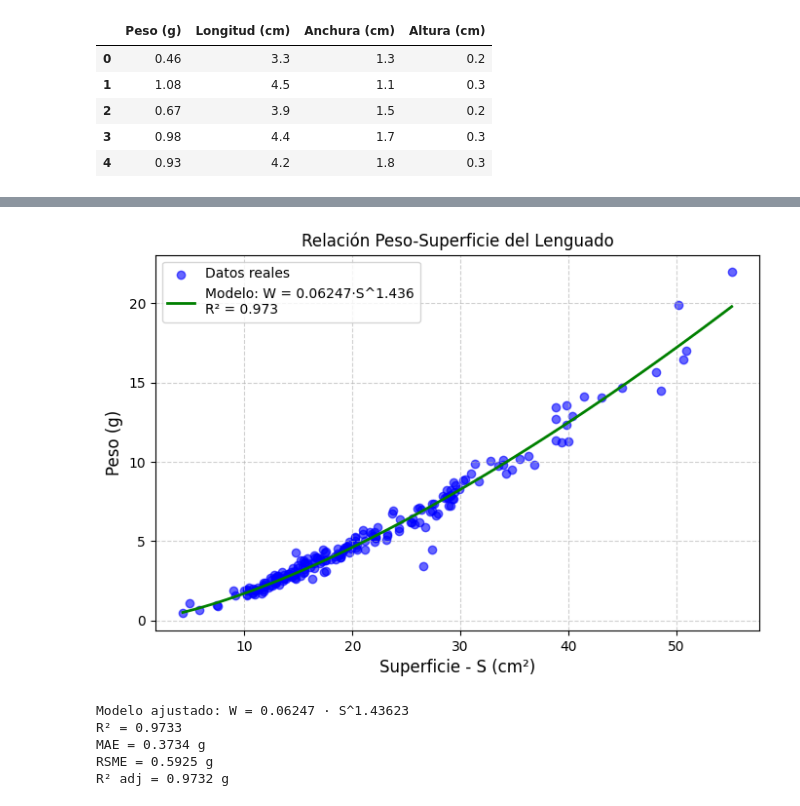
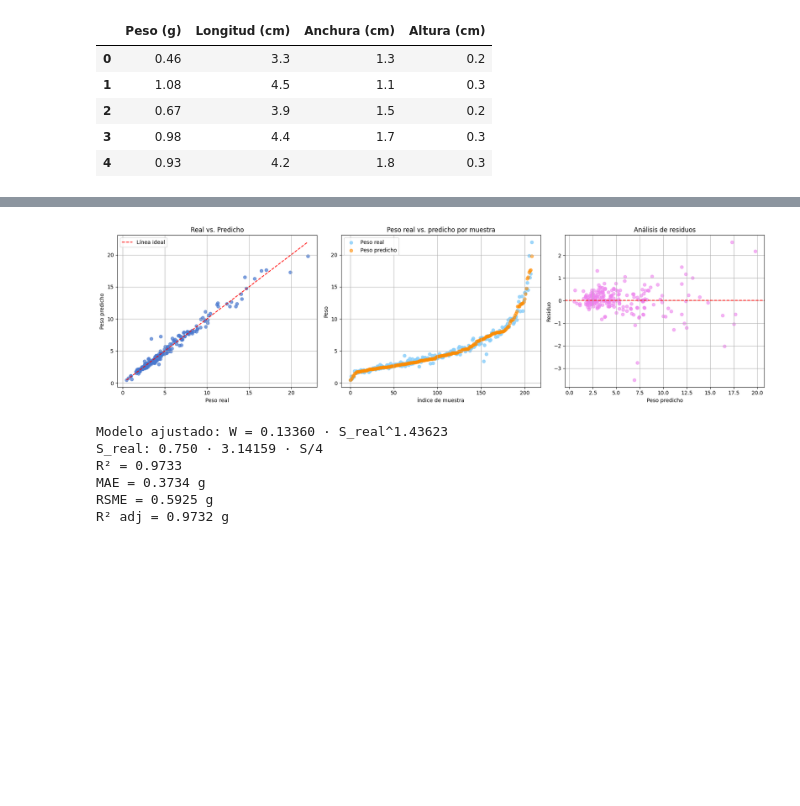
Before and after one commit to jalosu/FLATCLASS, a Jupyter notebook: content/01/Coeficientes.ipynb, the cells around one changed output, grey strips where cells are left out. Drawn from its saved outputs; the diff is of its cells as text; code cells hidden in the pictures; blank space fills up the shorter version.

```diff
--- a/content/01/Coeficientes.ipynb
+++ b/content/01/Coeficientes.ipynb
@@ -160,38 +196,75 @@ R² adj = 0.9430 g
 # %%
+# Si el dataset contiene datos de superficie real:
+# S = df['Superficie (cm2)'].values
+
+# Si el dataset no contiene datos de superficie real:
+S = L * A
+coef = 0.75
+
 def potencia_model(S, a, b):
-    return a * (S**b)
+    # Si hay datos de superficie real obtenidos por procesado de imagen entonces:
+    # superficie_real = S
+    superficie_real = coef * ((np.pi / 4) * S)
+    return a * (superficie_real)**b
 
 params_pow, _ = curve_fit(potencia_model, S, W)
 a,b = params_pow
 W_pred_pow = potencia_model(S, a, b)
 r2_pow = r2_score(W, W_pred_pow)
 r2_adj_pow = 1 - (1 - r2_pow) * (n - 1) / (n - 1 - 1)
 rmse_pow = np.sqrt(mean_squared_error(W, W_pred_pow))
 mae_pow = mean_absolute_error(W, W_pred_pow)
 
 # Visualización ajuste
 
-plt.figure(figsize=(8, 5))
-plt.scatter(S, W, alpha=0.6, label='Datos reales', color='blue')
-S_range = np.linspace(min(S), max(S), 100)
-plt.plot(S_range, long_model(S_range, a, b), 'g-', linewidth=2,
-         label=f'Modelo: W = {a:.5f}·S^{b:.3f}\nR² = {r2_pow:.3f}')
-plt.xlabel('Superficie - S (cm²)', fontsize=12)
-plt.ylabel('Peso (g)', fontsize=12)
-plt.title('Relación Peso-Superficie del Lenguado', fontsize=12)
-plt.legend(fontsize=10)
-plt.grid(True, linestyle='--', alpha=0.6)
+# Índices y residuos
+indices = np.arange(len(W))
+residuos = W - W_pred_pow
+
+# Crear la figura con 3 subplots
+fig, axs = plt.subplots(1, 3, figsize=(18, 5))
+
+# === 1. Peso real vs. Peso predicho ===
+axs[0].scatter(W, W_pred_pow, alpha=0.7)
+axs[0].plot([min(W), max(W)], [min(W), max(W)], 'r--', label='Línea ideal')
+axs[0].set_xlabel('Peso real')
+axs[0].set_ylabel('Peso predicho')
+axs[0].set_title(f'Real vs. Predicho')
+axs[0].legend()
+axs[0].grid(True)
+
+# === 2. Comparación por índice ===
+axs[1].scatter(indices, W, color=CSS4_COLORS['lightskyblue'], label='Peso real', alpha=0.8)
+axs[1].scatter(indices, W_pred_pow, color=CSS4_COLORS['darkorange'], label='Peso predicho', alpha=0.6)
+axs[1].set_xlabel('Índice de muestra')
+axs[1].set_ylabel('Peso')
+axs[1].set_title('Peso real vs. predicho por muestra')
+axs[1].legend()
+axs[1].grid(True)
+
+# === 3. Gráfico de residuos ===
+axs[2].scatter(W_pred_pow, residuos, alpha=0.6, color=CSS4_COLORS['violet'])
+axs[2].axhline(0, color='red', linestyle='--')
+axs[2].set_xlabel('Peso predicho')
+axs[2].set_ylabel('Residuo')
+axs[2].set_title('Análisis de residuos')
+axs[2].grid(True)
+
+# Ajustar diseño y mostrar
+plt.tight_layout()
 plt.show()
 
 # Resultados del ajuste
-print(f"Modelo ajustado: W = {a:.5f} · S^{b:.5f}")
+print(f"Modelo ajustado: W = {a:.5f} · S_real^{b:.5f}")
+print(f"S_real: {coef:.3f} · {np.pi:.5f} · S/4")
 print(f"R² = {r2_pow:.4f}")
 print(f"MAE = {mae_pow:.4f} g")
 print(f"RSME = {rmse_pow:.4f} g")
 print(f"R² adj = {r2_adj_pow:.4f} g")
 # %% [output]
-[figure, old version]
+[figure, new version]
-Modelo ajustado: W = 0.06247 · S^1.43623
+Modelo ajustado: W = 0.13360 · S_real^1.43623
+S_real: 0.750 · 3.14159 · S/4
 R² = 0.9733
 MAE = 0.3734 g
 RSME = 0.5925 g
```
Also changed, not shown: parts of 16 cells of this notebook, 7 other files.
